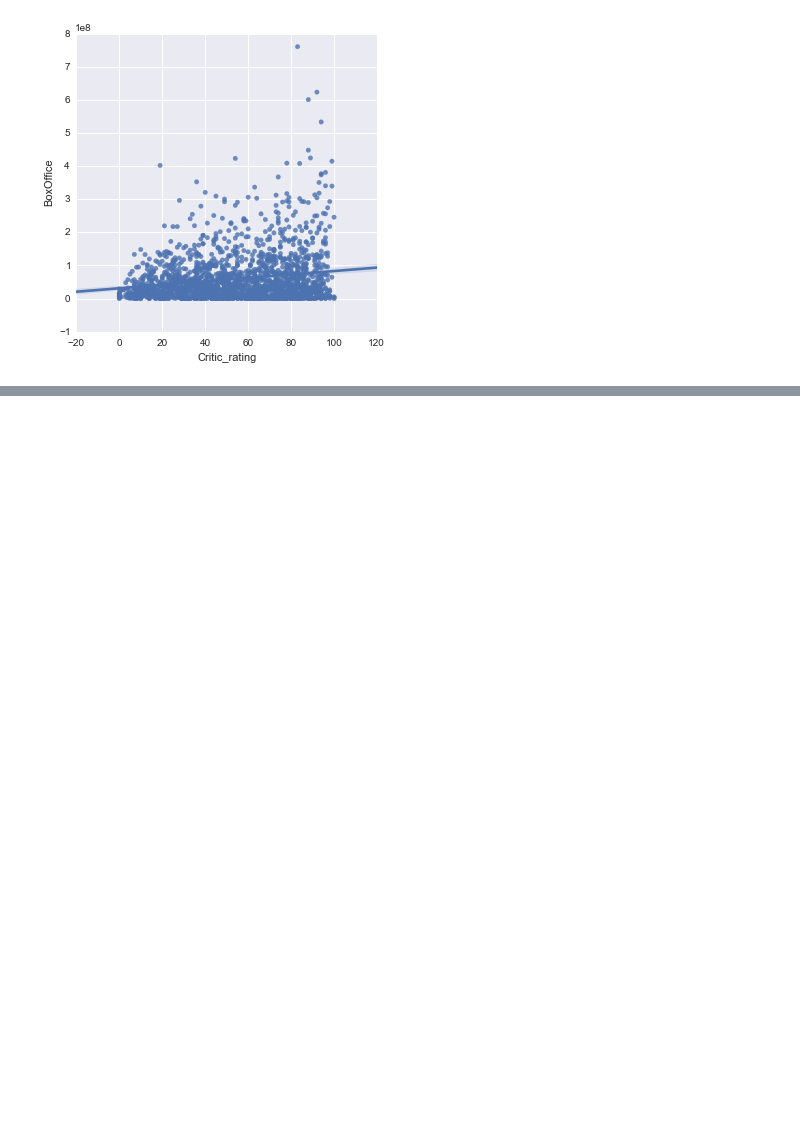
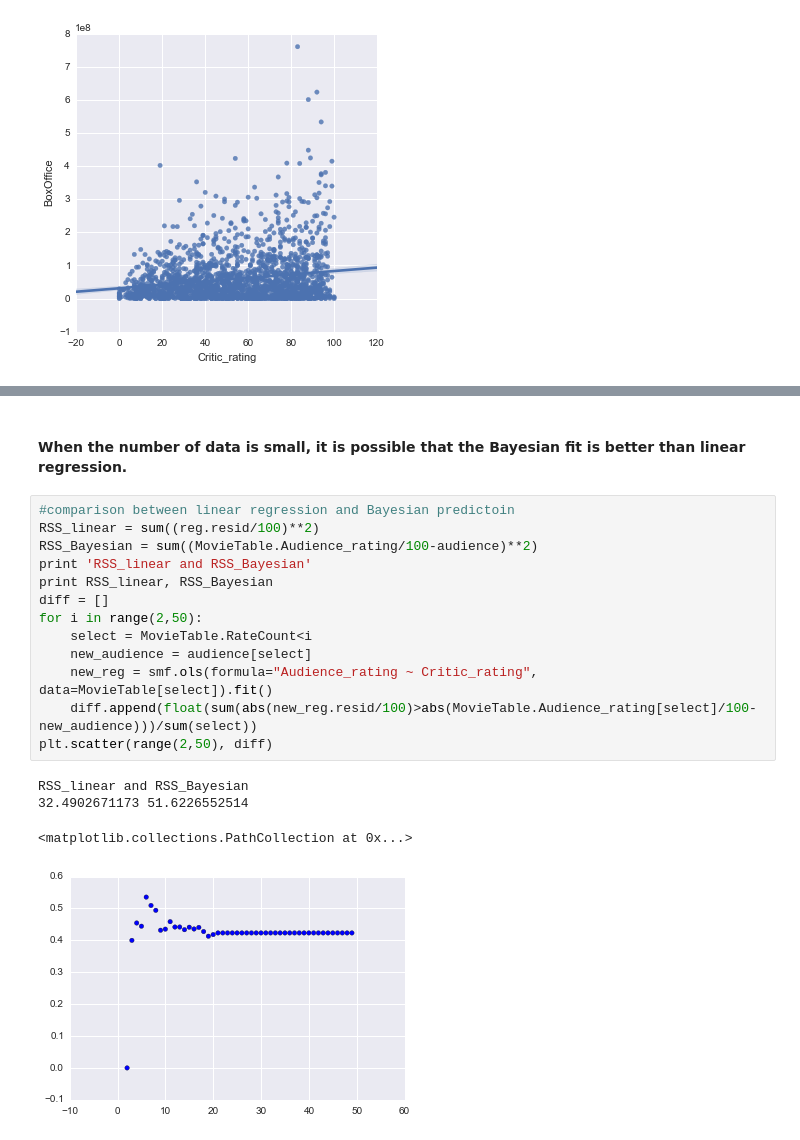
Before and after one commit to lantian2012/DataScience, a Jupyter notebook: Critics_Customer.ipynb, the cells around one changed output, grey strips where cells are left out. Saved outputs shown, nothing was run; the diff lists cells and outputs as text; blank space fills up the shorter version.

```diff
--- a/Critics_Customer.ipynb
+++ b/Critics_Customer.ipynb
@@ -54,0 +123,20 @@ sns.lmplot( 'Critic_rating','BoxOffice', data=MovieTable)
+# %% [markdown]
+#### When the number of data is small, it is possible that the Bayesian fit is better than linear regression.
+# %%
+#comparison between linear regression and Bayesian predictoin
+RSS_linear = sum((reg.resid/100)**2)
+RSS_Bayesian = sum((MovieTable.Audience_rating/100-audience)**2)
+print 'RSS_linear and RSS_Bayesian'
+print RSS_linear, RSS_Bayesian
+diff = []
+for i in range(2,50):
+    select = MovieTable.RateCount<i
+    new_audience = audience[select]
+    new_reg = smf.ols(formula="Audience_rating ~ Critic_rating", data=MovieTable[select]).fit()
+    diff.append(float(sum(abs(new_reg.resid/100)>abs(MovieTable.Audience_rating[select]/100-new_audience)))/sum(select))
+plt.scatter(range(2,50), diff)
+# %% [output]
+RSS_linear and RSS_Bayesian
+32.4902671173 51.6226552514
+<matplotlib.collections.PathCollection at 0x...>
+[figure, added]
```
Also changed, not shown: parts of 11 cells of this notebook.
